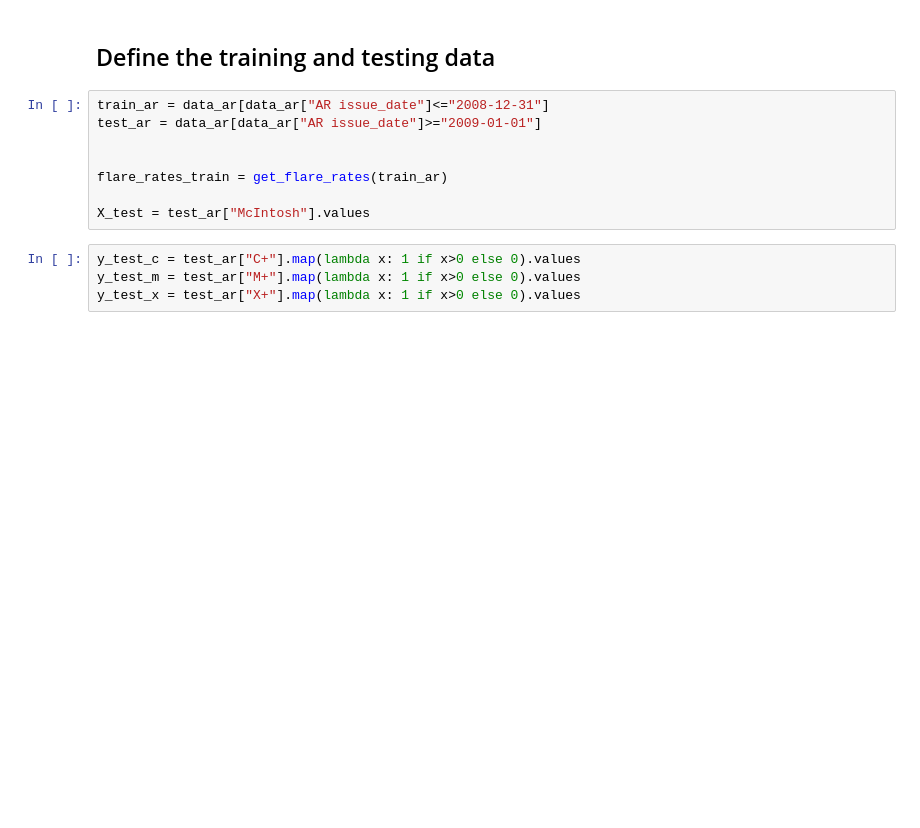
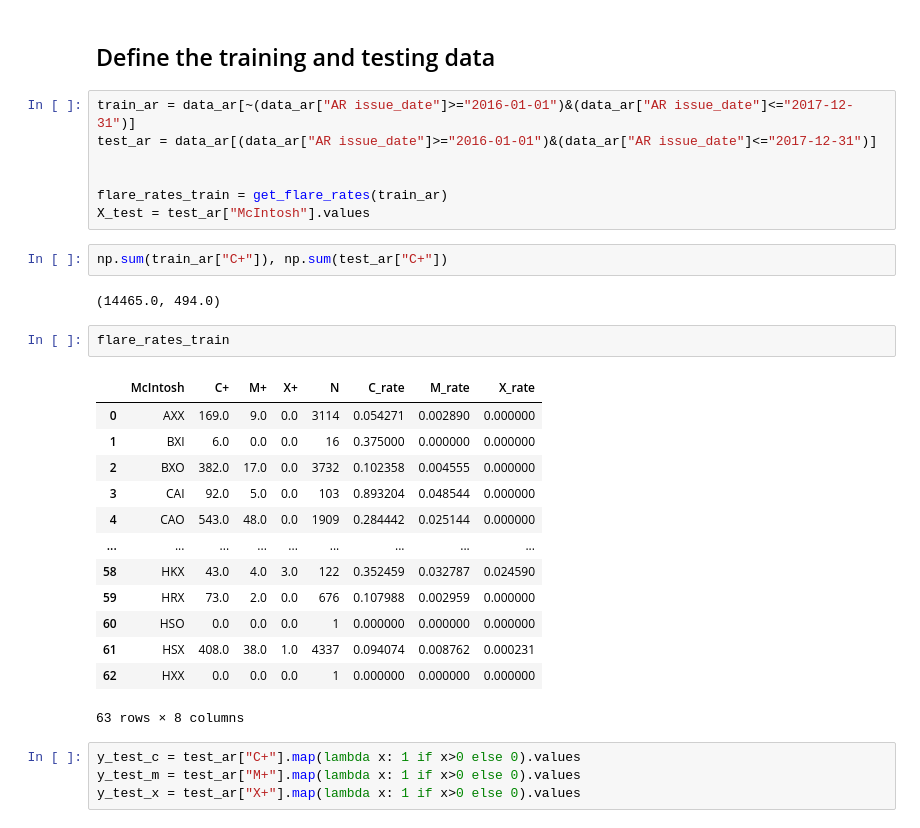
Before and after one commit to hayesla/flare_forecast_proj, a Jupyter notebook: forecast_tests/flare_rate_analysis.ipynb, the cells around one changed output. Saved outputs shown, nothing was run; the diff lists cells and outputs as text; blank space fills up the shorter version.

```diff
--- a/forecast_tests/flare_rate_analysis.ipynb
+++ b/forecast_tests/flare_rate_analysis.ipynb
@@ -80,13 +81,32 @@ def get_tss(true_vals, pred_vals, thresh):
 # %% [markdown]
 ## Define the training and testing data
 # %%
-train_ar = data_ar[data_ar["AR issue_date"]<="2008-12-31"]
-test_ar = data_ar[data_ar["AR issue_date"]>="2009-01-01"]
+train_ar = data_ar[~(data_ar["AR issue_date"]>="2016-01-01")&(data_ar["AR issue_date"]<="2017-12-31")]
+test_ar = data_ar[(data_ar["AR issue_date"]>="2016-01-01")&(data_ar["AR issue_date"]<="2017-12-31")]
 
 
 flare_rates_train = get_flare_rates(train_ar)
-
 X_test = test_ar["McIntosh"].values
+# %%
+np.sum(train_ar["C+"]), np.sum(test_ar["C+"])
+# %% [output]
+(14465.0, 494.0)
+# %%
+flare_rates_train
+# %% [output]
+|  | McIntosh | C+ | M+ | X+ | N | C_rate | M_rate | X_rate |
+| 0 | AXX | 169.0 | 9.0 | 0.0 | 3114 | 0.054271 | 0.002890 | 0.000000 |
+| 1 | BXI | 6.0 | 0.0 | 0.0 | 16 | 0.375000 | 0.000000 | 0.000000 |
+| 2 | BXO | 382.0 | 17.0 | 0.0 | 3732 | 0.102358 | 0.004555 | 0.000000 |
+| 3 | CAI | 92.0 | 5.0 | 0.0 | 103 | 0.893204 | 0.048544 | 0.000000 |
+| 4 | CAO | 543.0 | 48.0 | 0.0 | 1909 | 0.284442 | 0.025144 | 0.000000 |
+| ... | ... | ... | ... | ... | ... | ... | ... | ... |
+| 58 | HKX | 43.0 | 4.0 | 3.0 | 122 | 0.352459 | 0.032787 | 0.024590 |
+| 59 | HRX | 73.0 | 2.0 | 0.0 | 676 | 0.107988 | 0.002959 | 0.000000 |
+| 60 | HSO | 0.0 | 0.0 | 0.0 | 1 | 0.000000 | 0.000000 | 0.000000 |
+| 61 | HSX | 408.0 | 38.0 | 1.0 | 4337 | 0.094074 | 0.008762 | 0.000231 |
+| 62 | HXX | 0.0 | 0.0 | 0.0 | 1 | 0.000000 | 0.000000 | 0.000000 |
+63 rows × 8 columns
 # %%
 y_test_c = test_ar["C+"].map(lambda x: 1 if x>0 else 0).values
 y_test_m = test_ar["M+"].map(lambda x: 1 if x>0 else 0).values
```
Also changed, not shown: parts of 27 cells of this notebook.
